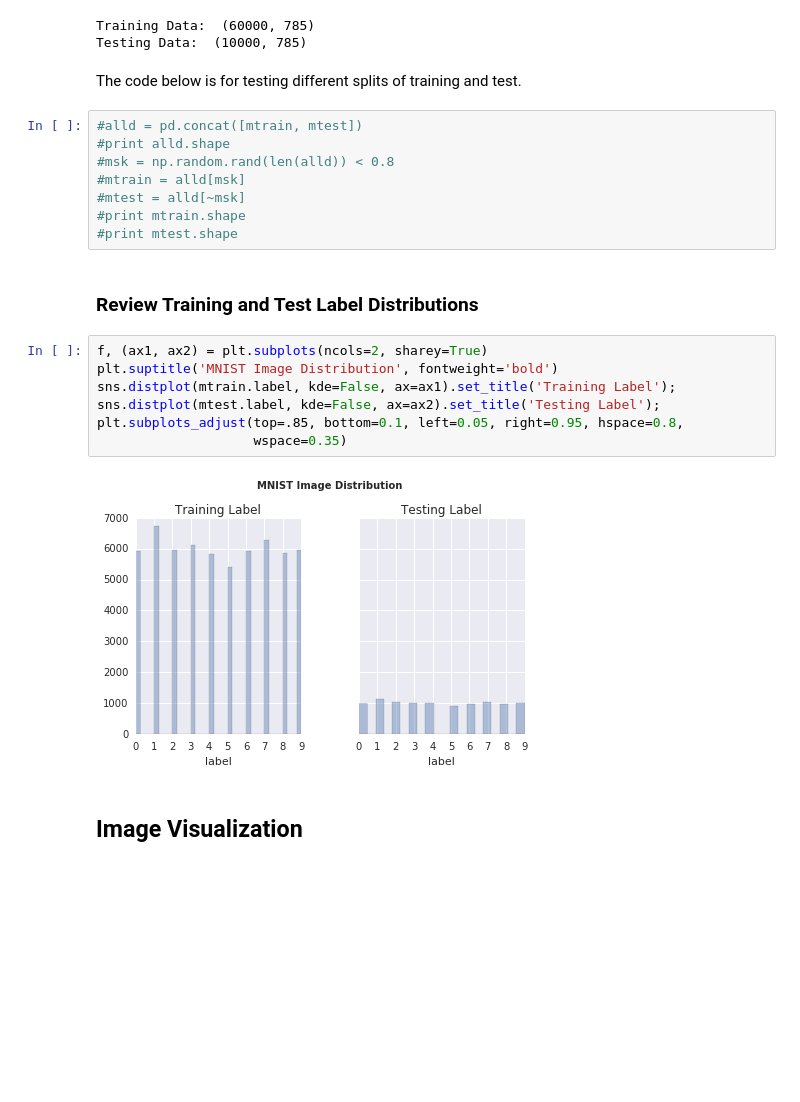
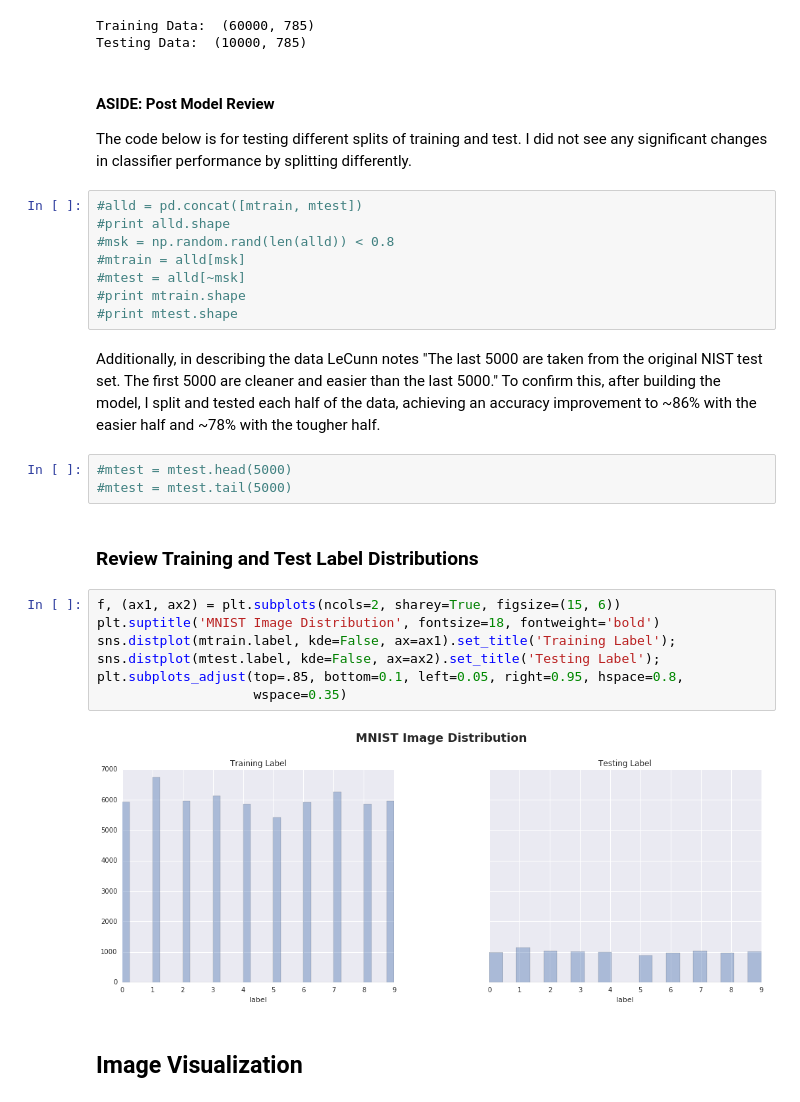
Before and after one commit to wwells/CUNY_DATA_602, a Jupyter notebook: FinalProject_MNIST/MNIST_Classifier_ww602_FP.ipynb, the cells around one changed output. Cells and saved outputs as stored; diff of their text form; blank space fills up the shorter version.

```diff
--- a/FinalProject_MNIST/MNIST_Classifier_ww602_FP.ipynb
+++ b/FinalProject_MNIST/MNIST_Classifier_ww602_FP.ipynb
@@ -98,7 +104,9 @@ print "Testing Data: ", mtest.shape
 Training Data:  (60000, 785)
 Testing Data:  (10000, 785)
 # %% [markdown]
-The code below is for testing different splits of training and test.
+#### ASIDE:   Post Model Review
+
+The code below is for testing different splits of training and test.   I did not see any significant changes in classifier performance by splitting differently.
 # %%
 #alld = pd.concat([mtrain, mtest])
 #print alld.shape
@@ -107,17 +115,22 @@ The code below is for testing different splits of training and test.
 #mtest = alld[~msk]
 #print mtrain.shape
 #print mtest.shape
+# %% [markdown]
+Additionally, in describing the data LeCunn notes "The last 5000 are taken from the original NIST test set. The first 5000 are cleaner and easier than the last 5000."  To confirm this, after building the model, I split and tested each half of the data, achieving an accuracy improvement to ~86% with the easier half and ~78% with the tougher half.
+# %%
+#mtest = mtest.head(5000)
+#mtest = mtest.tail(5000)
 # %% [markdown]
 ### Review Training and Test Label Distributions
 # %%
-f, (ax1, ax2) = plt.subplots(ncols=2, sharey=True)
-plt.suptitle('MNIST Image Distribution', fontweight='bold')
+f, (ax1, ax2) = plt.subplots(ncols=2, sharey=True, figsize=(15, 6))
+plt.suptitle('MNIST Image Distribution', fontsize=18, fontweight='bold')
 sns.distplot(mtrain.label, kde=False, ax=ax1).set_title('Training Label');
 sns.distplot(mtest.label, kde=False, ax=ax2).set_title('Testing Label');
 plt.subplots_adjust(top=.85, bottom=0.1, left=0.05, right=0.95, hspace=0.8,
                     wspace=0.35)
 # %% [output]
-[figure, old version]
+[figure, new version]
 # %% [markdown]
 ## Image Visualization
 # %%
```
Also changed, not shown: parts of 15 cells of this notebook.
